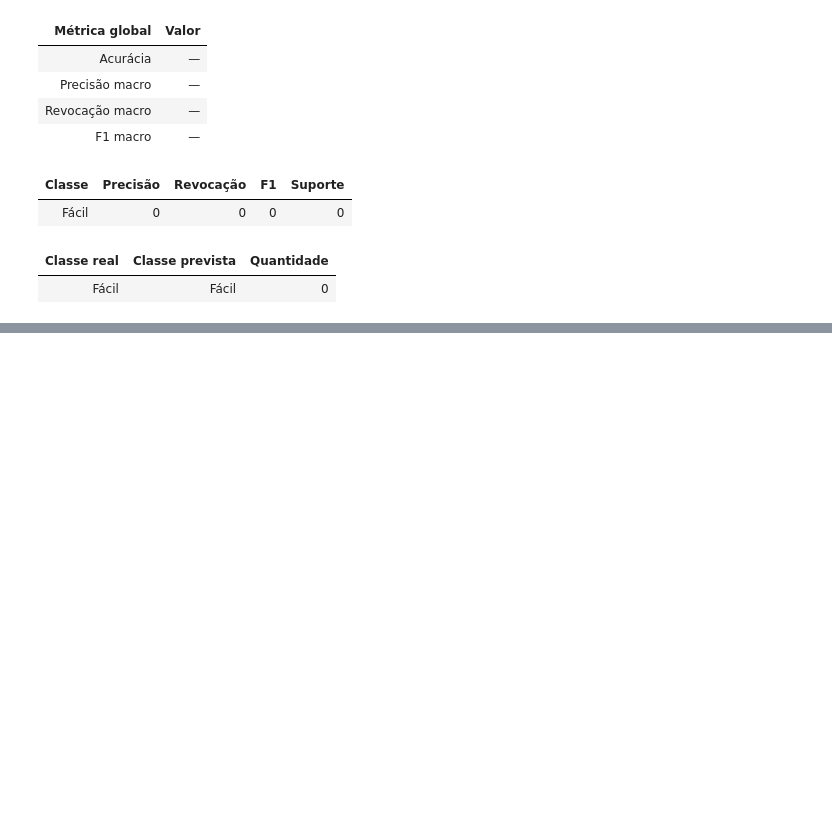
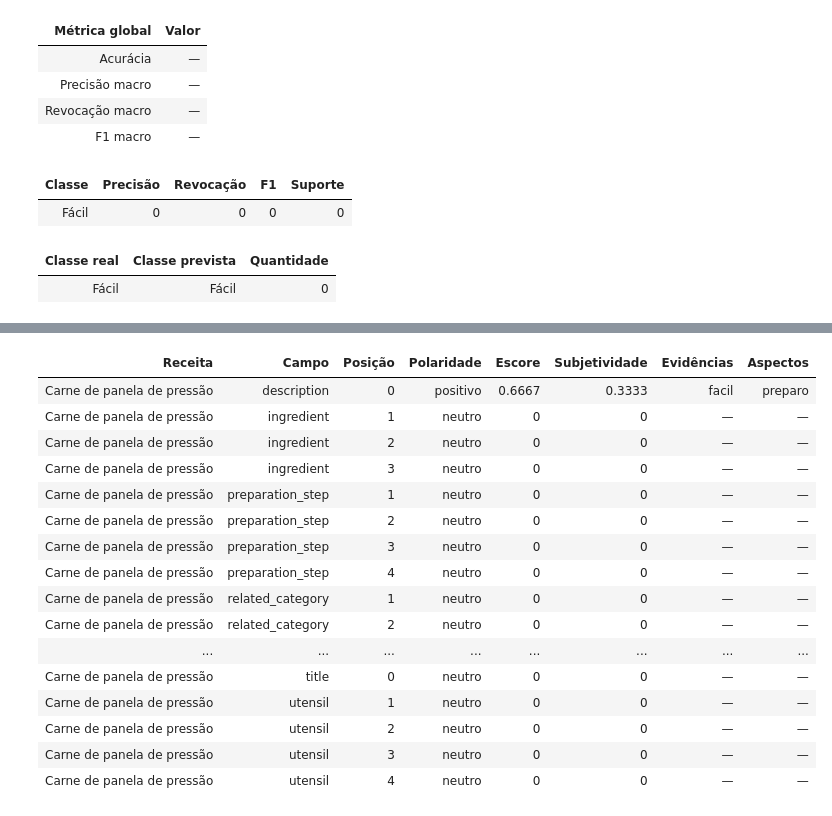
Before and after one commit to PHPacheco/Raspagem, a Jupyter notebook: notebooks/Trabalho PLN.ipynb, the cells around one changed output, grey strips where cells are left out. Drawn from its saved outputs; the diff is of its cells as text; code cells hidden in the pictures; blank space fills up the shorter version.

```diff
--- a/notebooks/Trabalho PLN.ipynb
+++ b/notebooks/Trabalho PLN.ipynb
@@ -416,0 +472,21 @@ metricas = (classificacao or {}).get("metrics", [])
+# %%
+sentimentos = (linguistica or {}).get("sentiments", [])
+            display(HTML("Análises de sentimento já exibidas no output."))
+# %% [output]
+| Receita | Campo | Posição | Polaridade | Escore | Subjetividade | Evidências | Aspectos |
+| Carne de panela de pressão | description | 0 | positivo | 0.6667 | 0.3333 | facil | preparo |
+| Carne de panela de pressão | ingredient | 1 | neutro | 0 | 0 | — | — |
+| Carne de panela de pressão | ingredient | 2 | neutro | 0 | 0 | — | — |
+| Carne de panela de pressão | ingredient | 3 | neutro | 0 | 0 | — | — |
+| Carne de panela de pressão | preparation_step | 1 | neutro | 0 | 0 | — | — |
+| Carne de panela de pressão | preparation_step | 2 | neutro | 0 | 0 | — | — |
+| Carne de panela de pressão | preparation_step | 3 | neutro | 0 | 0 | — | — |
+| Carne de panela de pressão | preparation_step | 4 | neutro | 0 | 0 | — | — |
+| Carne de panela de pressão | related_category | 1 | neutro | 0 | 0 | — | — |
+| Carne de panela de pressão | related_category | 2 | neutro | 0 | 0 | — | — |
+| ... | ... | ... | ... | ... | ... | ... | ... |
+| Carne de panela de pressão | title | 0 | neutro | 0 | 0 | — | — |
+| Carne de panela de pressão | utensil | 1 | neutro | 0 | 0 | — | — |
+| Carne de panela de pressão | utensil | 2 | neutro | 0 | 0 | — | — |
+| Carne de panela de pressão | utensil | 3 | neutro | 0 | 0 | — | — |
+| Carne de panela de pressão | utensil | 4 | neutro | 0 | 0 | — | — |
```
Also changed, not shown: parts of 14 cells of this notebook, 6 other files.
